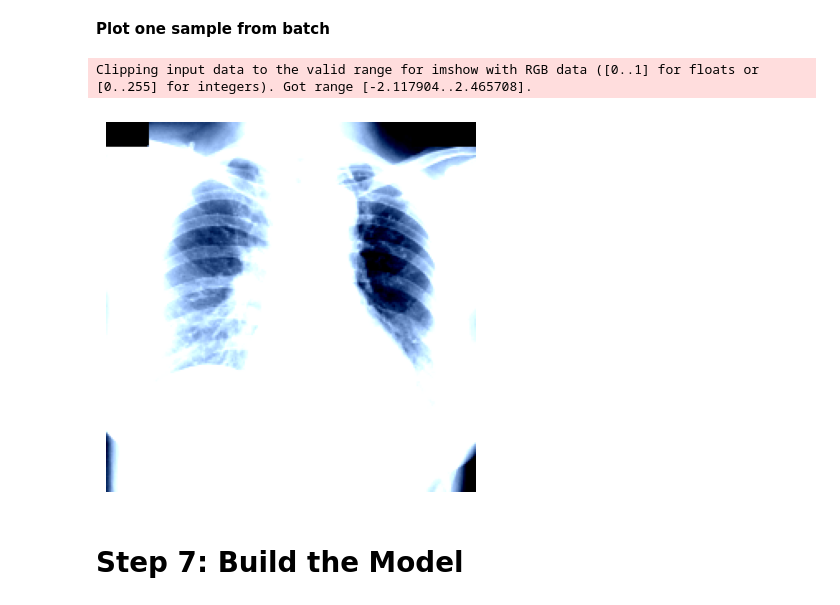
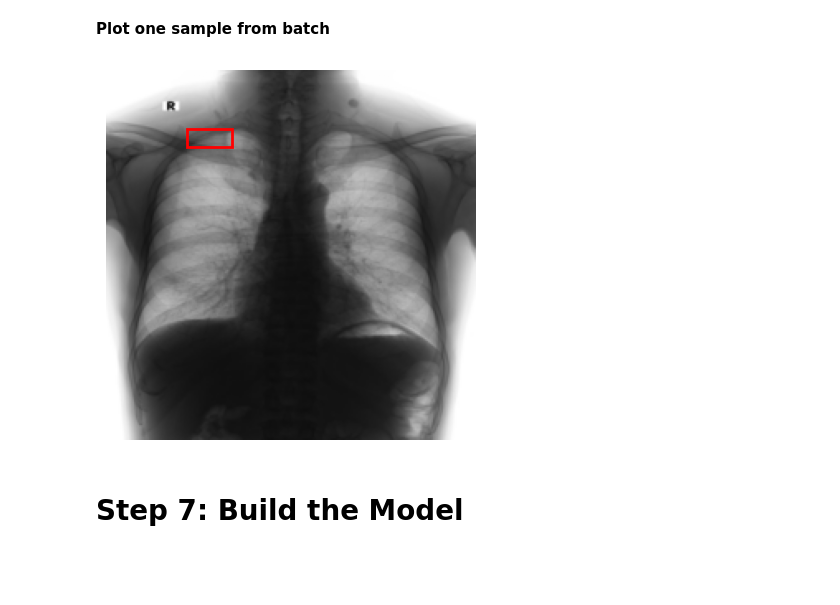
Before and after one commit to bjorneme/master_thesis, a Jupyter notebook: notebooks_VinDr-CXR/DenseNet121/DenseNet121.ipynb, the cells around one changed output. Saved outputs shown, nothing was run; the diff lists cells and outputs as text; code cells hidden in the pictures; blank space fills up the shorter version.

```diff
--- a/notebooks_VinDr-CXR/DenseNet121/DenseNet121.ipynb
+++ b/notebooks_VinDr-CXR/DenseNet121/DenseNet121.ipynb
@@ -180,10 +195,6 @@ train_transforms = transforms.Compose([
 
     # Convert the image to a PyTorch tensor
     transforms.ToTensor(),
-
-    # Normalize using ImageNet mean and std
-    transforms.Normalize(mean=[0.485, 0.456, 0.406],
-                         std=[0.229, 0.224, 0.225])
 ])
 
 # Define transformations for test data
@@ -197,10 +208,6 @@ test_transforms = transforms.Compose([
 
     # Convert the image to a PyTorch tensor
     transforms.ToTensor(),
-
-    # Normalize using ImageNet mean and std
-    transforms.Normalize(mean=[0.485, 0.456, 0.406],
-                         std=[0.229, 0.224, 0.225])
 ])
 # %% [markdown]
 **Create Datasets**
@@ -216,30 +223,44 @@ train_dataset, val_dataset = random_split(train_dataset, [train_size, val_size])
 # %% [markdown]
 **Create DataLoaders**
 # %%
-train_loader = DataLoader(train_dataset, batch_size=BATCH_SIZE, shuffle=True, num_workers=64)
-val_loader = DataLoader(val_dataset, batch_size=BATCH_SIZE, shuffle=False, num_workers=64)
-# test_loader = DataLoader(test_dataset, batch_size=BATCH_SIZE, shuffle=False, num_workers=64)
+train_loader = DataLoader(train_dataset, batch_size=BATCH_SIZE, shuffle=True, num_workers=32)
+val_loader = DataLoader(val_dataset, batch_size=BATCH_SIZE, shuffle=False, num_workers=32)
+# test_loader = DataLoader(test_dataset, batch_size=BATCH_SIZE, shuffle=False, num_workers=32)
 # %% [markdown]
 **Plot one sample from batch**
-# %%
-# Retrieve one batch of data from training loader
-data_iter = iter(train_loader)
-images, boxes, labels = next(data_iter)
-
-# Select the first image
-img = images[0]
-label = labels[0]
-
-# Convert to [H, W, C]
-img = img.permute(1, 2, 0)
-
-# Display
-plt.imshow(img)
-plt.axis('off')
-plt.show()
-# %% [output]
-Clipping input data to the valid range for imshow with RGB data ([0..1] for floats or [0..255] for integers). Got range [-2.117904..2.465708].
-[figure, removed]
+# %%
+import matplotlib.pyplot as plt
+import matplotlib.patches as patches
+
+# Retrieve one batch of data from training loader
+data_iter = iter(train_loader)
+images, boxes, labels = next(data_iter)
+
+num = 4  # index of the sample to display
+
+# Select the image and bounding box for the chosen index
+img = images[num]
+bbox = boxes[num]
+
+# If your image is a tensor in [C, H, W], convert to [H, W, C] for plotting
+if isinstance(img, torch.Tensor):
+    img = img.permute(1, 2, 0)
+
+# Extract coordinates
+x_min, y_min, x_max, y_max = bbox
+width = x_max - x_min
+height = y_max - y_min
+
+# Plot the image and overlay the bounding box
+fig, ax = plt.subplots(1)
+ax.imshow(img.numpy() if isinstance(img, torch.Tensor) else img)
+rect = patches.Rectangle((x_min, y_min), width, height, linewidth=2,
+                         edgecolor='red', facecolor='none')
+ax.add_patch(rect)
+ax.axis('off')
+plt.show()
+# %% [output]
+[figure, added]
 # %% [markdown]
 # **Step 7: Build the Model**
 # %% [markdown]
```
Also changed, not shown: parts of 4 cells of this notebook.
